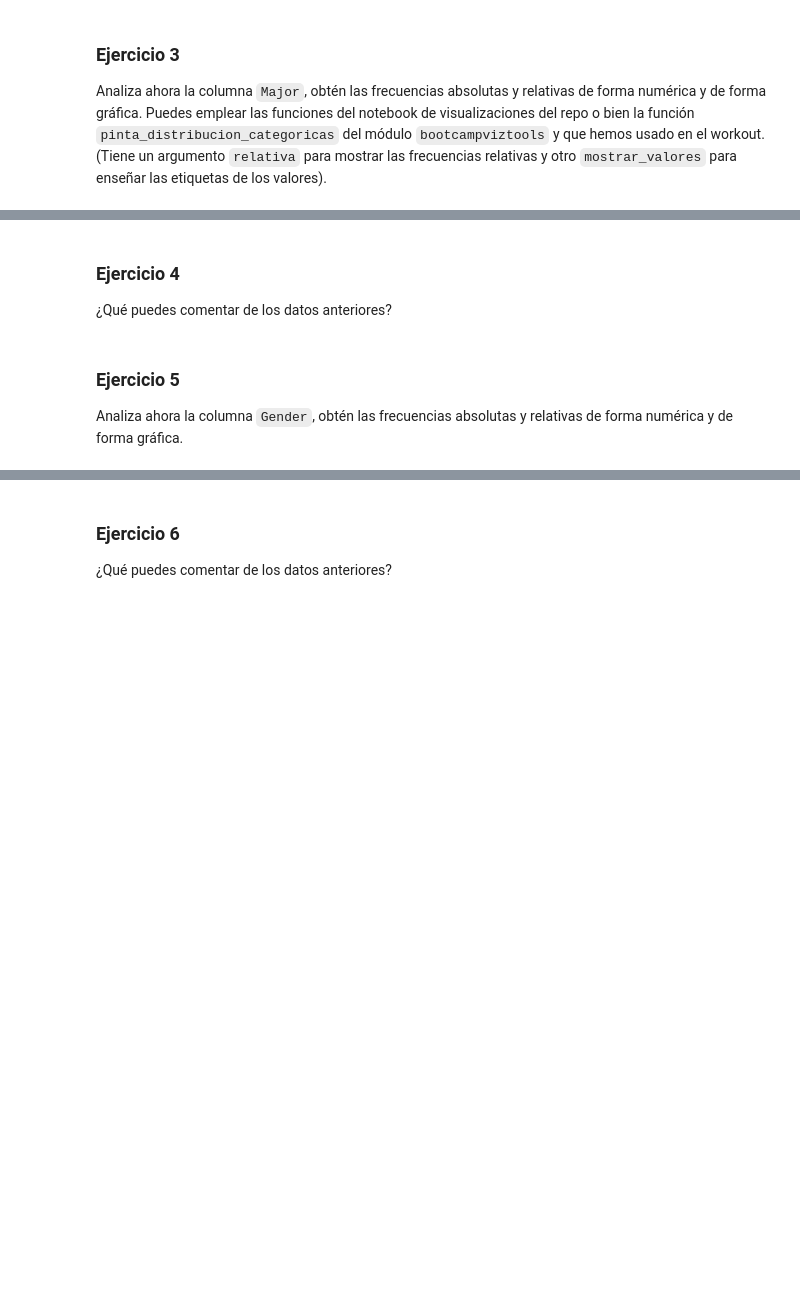
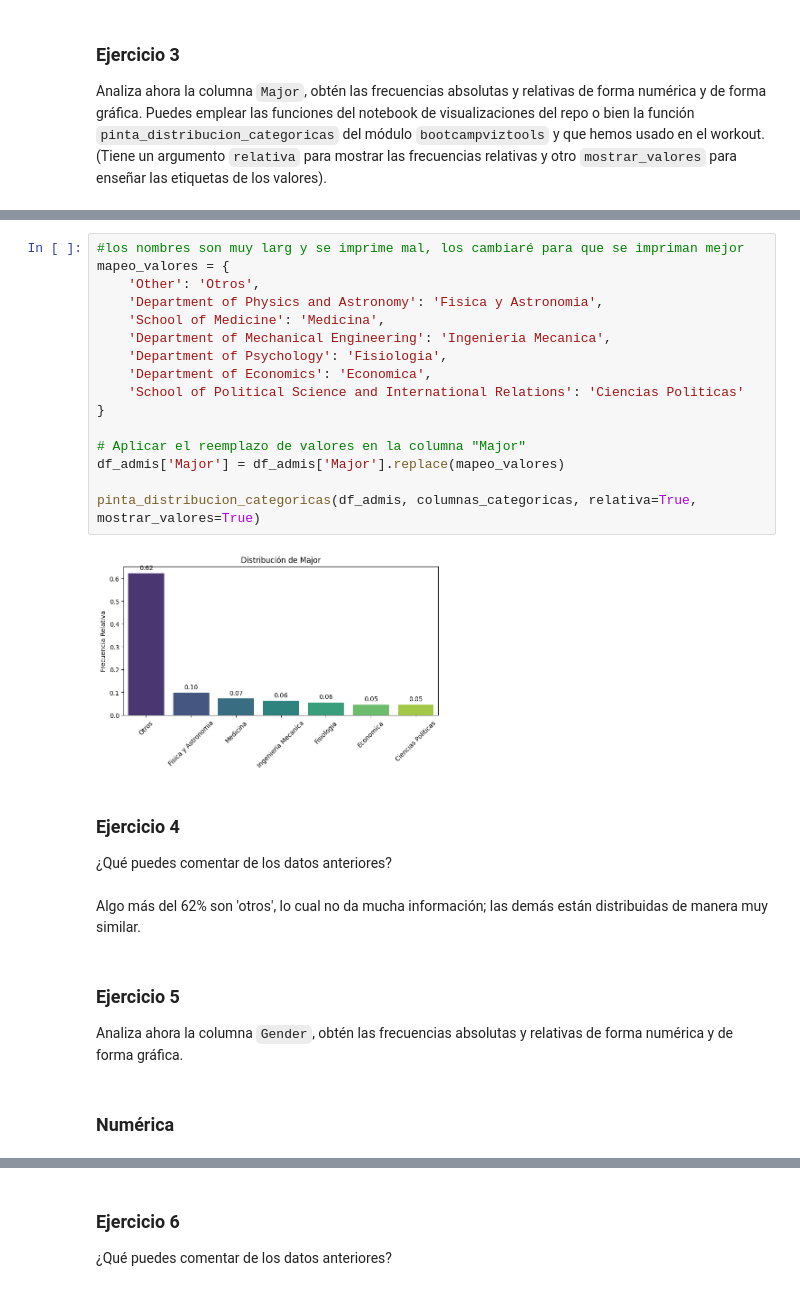
Before and after one commit to PepeReinaCampo/ONLINE_DS_THEBRIDGE_PEPE-REINA, a Jupyter notebook: sprint_7/unidad_1/no_obligatorio/10_Ejercicios_Analisis_Univariante_I.ipynb, the cells around one changed output, grey strips where cells are left out. Cells and saved outputs as stored; diff of their text form; blank space fills up the shorter version.

```diff
--- a/sprint_7/unidad_1/no_obligatorio/10_Ejercicios_Analisis_Univariante_I.ipynb
+++ b/sprint_7/unidad_1/no_obligatorio/10_Ejercicios_Analisis_Univariante_I.ipynb
@@ -64,8 +114,30 @@ Analiza ahora la columna `Major`, obtén las frecuencias absolutas y relativas d
+# %%
+#los nombres son muy larg y se imprime mal, los cambiaré para que se impriman mejor
+mapeo_valores = {
+    'Other': 'Otros',
+    'Department of Physics and Astronomy': 'Fisica y Astronomia',
+    'School of Medicine': 'Medicina',
+    'Department of Mechanical Engineering': 'Ingenieria Mecanica',
+    'Department of Psychology': 'Fisiologia',
+    'Department of Economics': 'Economica',
+    'School of Political Science and International Relations': 'Ciencias Politicas'
+}
+
+# Aplicar el reemplazo de valores en la columna "Major"
+df_admis['Major'] = df_admis['Major'].replace(mapeo_valores)
+
+pinta_distribucion_categoricas(df_admis, columnas_categoricas, relativa=True, mostrar_valores=True)
+# %% [output]
+[figure, added]
 # %% [markdown]
 ### Ejercicio 4
 
 ¿Qué puedes comentar de los datos anteriores?
+# %% [markdown]
+Algo más del 62% son 'otros', lo cual no da mucha información; las demás están distribuidas de manera muy similar.
 # %% [markdown]
 ### Ejercicio 5
 
 Analiza ahora la columna `Gender`, obtén las frecuencias absolutas y relativas de forma numérica y de forma gráfica.
+# %% [markdown]
+### Numérica
```
Also changed, not shown: parts of 25 cells of this notebook, 1 other file.
